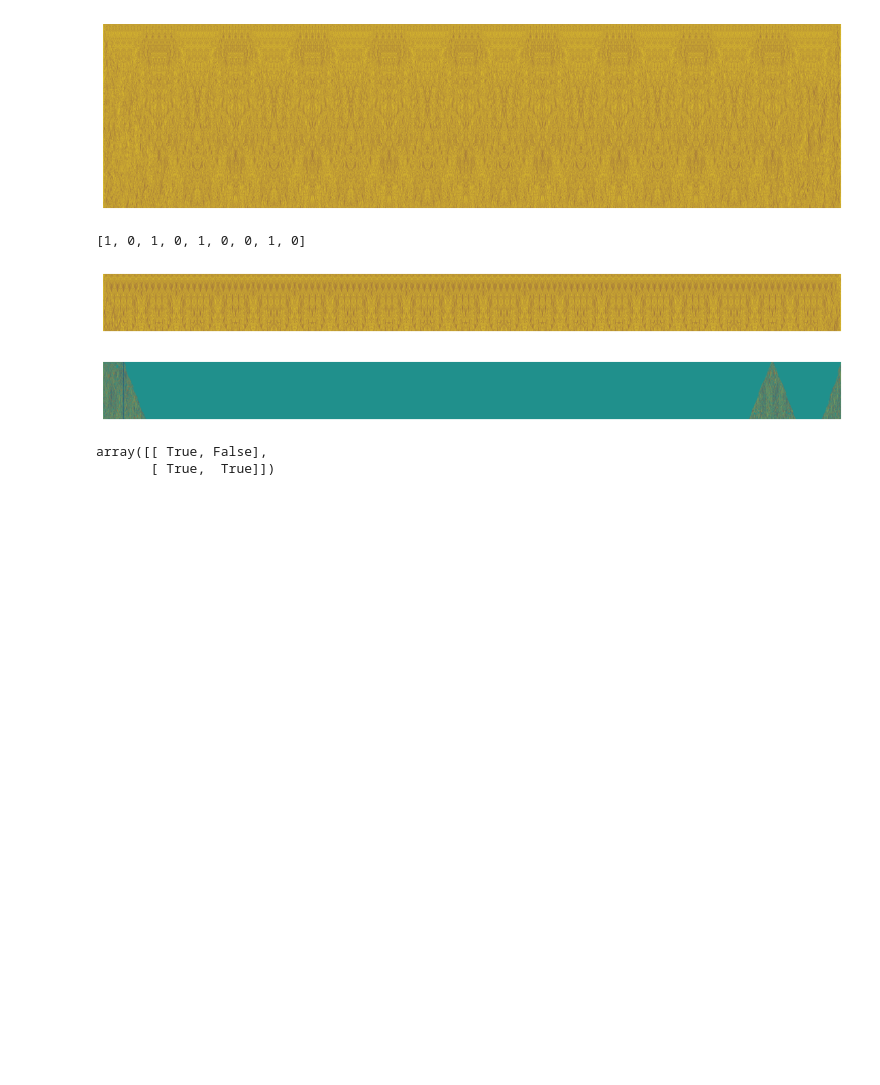
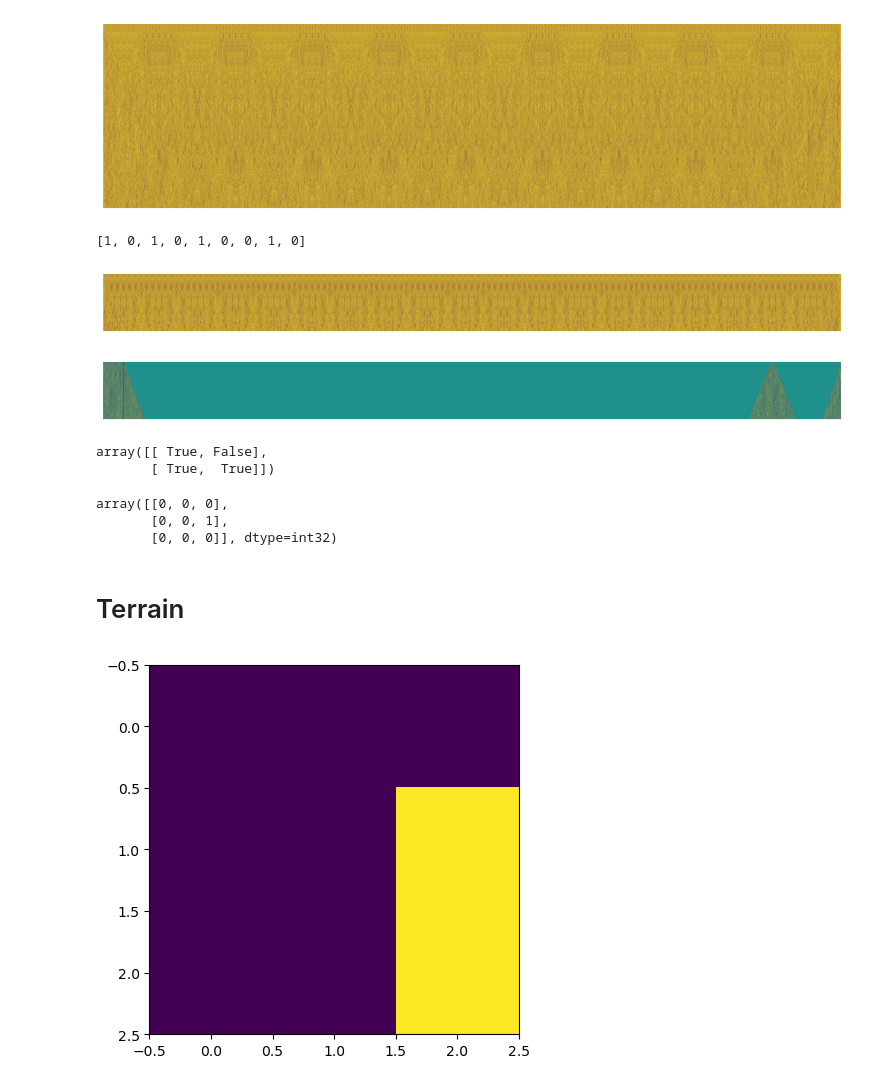
Before and after one commit to tt5/p-dynsys, a Jupyter notebook: automaton.ipynb, the cells around one changed output. Drawn from its saved outputs; the diff is of its cells as text; code cells hidden in the pictures; blank space fills up the shorter version.

```diff
--- a/automaton.ipynb
+++ b/automaton.ipynb
@@ -317,0 +342,22 @@ array([[ True, False],
+# %%
+terrain = np.zeros((3,3), dtype='i')
+terrain[1,2] = 1
+terrain
+# %% [output]
+array([[0, 0, 0],
+       [0, 0, 1],
+       [0, 0, 0]], dtype=int32)
+# %% [markdown]
+# Terrain
+# %%
+def processLine(terrain, lineNumber):
+    for i in range(terrain.shape[1]-1,-1,-1):
+        if terrain[lineNumber,i] == 1:
+            terrain[lineNumber+1,i] = 1
+
+for i in range(0,terrain.shape[0]-1):
+    processLine(terrain,i)
+
+plt.imshow(terrain, interpolation='nearest');plt.show()
+# %% [output]
+[figure, added]
```
Also changed, not shown: parts of 2 cells of this notebook, 28 other files.
